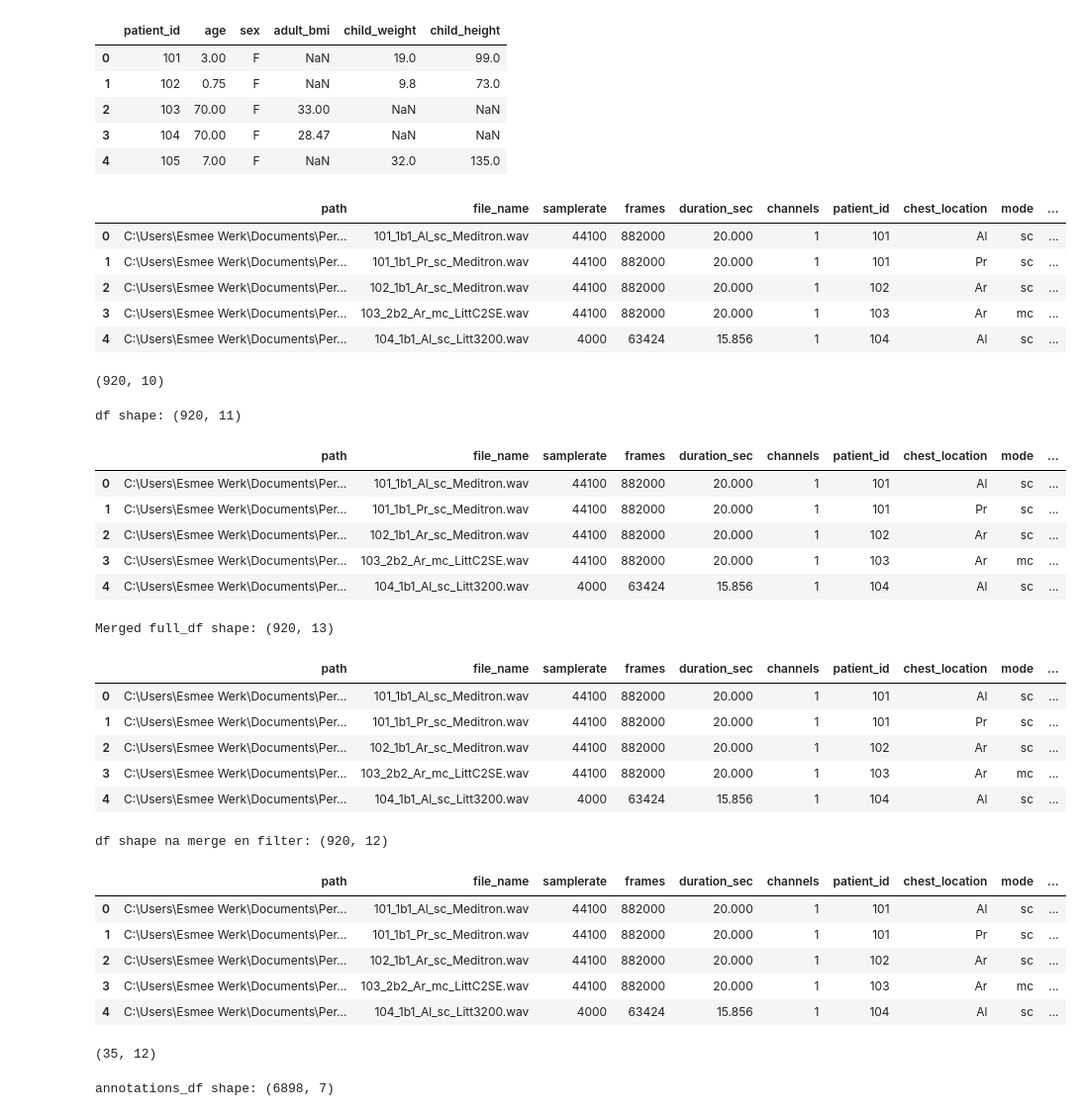
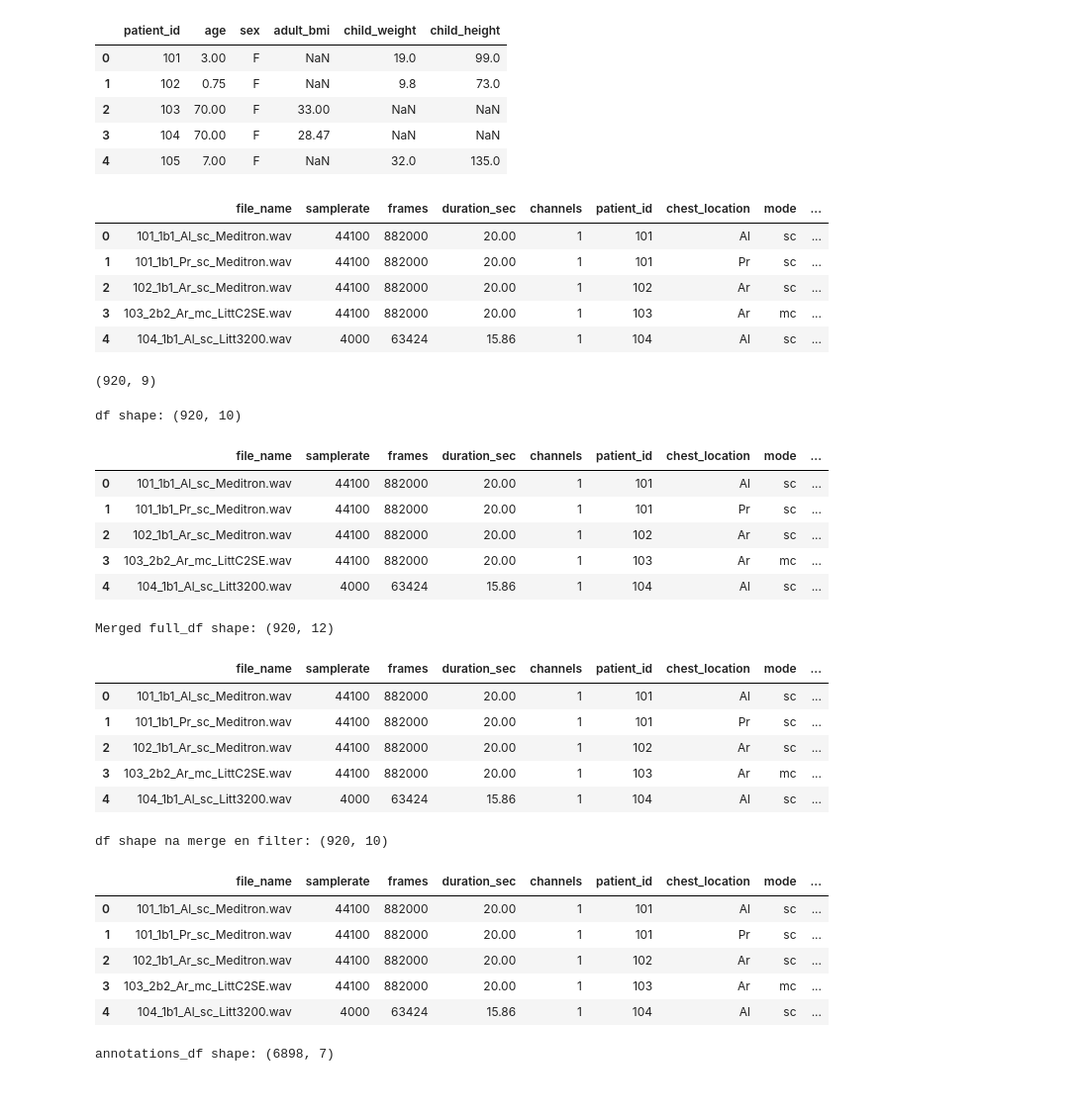
Before and after one commit to EsmeeK1/AI-Onderzoeksvragen, a Jupyter notebook: research_questions/heart_and_lungsounds/notebooks/icbhi/1_icbhi_eda.ipynb, the cells around one changed output. Shown at 99% size. Cells and saved outputs as stored; diff of their text form; code cells hidden in the pictures.

Commit message:
data prep notebook to load, filter and segment the icbhi dataset

```diff
--- a/research_questions/heart_and_lungsounds/notebooks/icbhi/1_icbhi_eda.ipynb
+++ b/research_questions/heart_and_lungsounds/notebooks/icbhi/1_icbhi_eda.ipynb
@@ -66,11 +66,10 @@ def audio_file_metadata(path: Path) -> dict:
     duration_sec = info.frames / info.samplerate
     patient_id = int(path.stem.split("_")[0])
     return {
-        "path": str(path),
         "file_name": path.name,
         "samplerate": info.samplerate,
         "frames": info.frames,
-        "duration_sec": duration_sec,
+        "duration_sec": round(duration_sec, 2),
         "channels": info.channels,
         "patient_id": patient_id,
     }
@@ -124,18 +123,19 @@ for p in wav_paths:
     records.append({**meta, **parsed})
 
 audio_df = pd.DataFrame(records)
+
 audio_df.head()
 # %% [output]
-|  | path | file_name | samplerate | frames | duration_sec | channels | patient_id | chest_location | mode | ... |
-| 0 | C:\Users\Esmee Werk\Documents\Per... | 101_1b1_Al_sc_Meditron.wav | 44100 | 882000 | 20.000 | 1 | 101 | Al | sc | ... |
-| 1 | C:\Users\Esmee Werk\Documents\Per... | 101_1b1_Pr_sc_Meditron.wav | 44100 | 882000 | 20.000 | 1 | 101 | Pr | sc | ... |
-| 2 | C:\Users\Esmee Werk\Documents\Per... | 102_1b1_Ar_sc_Meditron.wav | 44100 | 882000 | 20.000 | 1 | 102 | Ar | sc | ... |
-| 3 | C:\Users\Esmee Werk\Documents\Per... | 103_2b2_Ar_mc_LittC2SE.wav | 44100 | 882000 | 20.000 | 1 | 103 | Ar | mc | ... |
-| 4 | C:\Users\Esmee Werk\Documents\Per... | 104_1b1_Al_sc_Litt3200.wav | 4000 | 63424 | 15.856 | 1 | 104 | Al | sc | ... |
+|  | file_name | samplerate | frames | duration_sec | channels | patient_id | chest_location | mode | ... |
+| 0 | 101_1b1_Al_sc_Meditron.wav | 44100 | 882000 | 20.00 | 1 | 101 | Al | sc | ... |
+| 1 | 101_1b1_Pr_sc_Meditron.wav | 44100 | 882000 | 20.00 | 1 | 101 | Pr | sc | ... |
+| 2 | 102_1b1_Ar_sc_Meditron.wav | 44100 | 882000 | 20.00 | 1 | 102 | Ar | sc | ... |
+| 3 | 103_2b2_Ar_mc_LittC2SE.wav | 44100 | 882000 | 20.00 | 1 | 103 | Ar | mc | ... |
+| 4 | 104_1b1_Al_sc_Litt3200.wav | 4000 | 63424 | 15.86 | 1 | 104 | Al | sc | ... |
 # %%
 audio_df.shape
 # %% [output]
-(920, 10)
+(920, 9)
 # %%
 patients_df = pd.read_csv(PATIENT_CSV, header=None, names=["patient_id", "diagnosis"])
 
@@ -143,13 +143,13 @@ df = audio_df.merge(patients_df, on="patient_id", how="left")
 print("df shape:", df.shape)
 df.head()
 # %% [output]
-df shape: (920, 11)
+df shape: (920, 10)
-|  | path | file_name | samplerate | frames | duration_sec | channels | patient_id | chest_location | mode | ... |
-| 0 | C:\Users\Esmee Werk\Documents\Per... | 101_1b1_Al_sc_Meditron.wav | 44100 | 882000 | 20.000 | 1 | 101 | Al | sc | ... |
-| 1 | C:\Users\Esmee Werk\Documents\Per... | 101_1b1_Pr_sc_Meditron.wav | 44100 | 882000 | 20.000 | 1 | 101 | Pr | sc | ... |
-| 2 | C:\Users\Esmee Werk\Documents\Per... | 102_1b1_Ar_sc_Meditron.wav | 44100 | 882000 | 20.000 | 1 | 102 | Ar | sc | ... |
-| 3 | C:\Users\Esmee Werk\Documents\Per... | 103_2b2_Ar_mc_LittC2SE.wav | 44100 | 882000 | 20.000 | 1 | 103 | Ar | mc | ... |
-| 4 | C:\Users\Esmee Werk\Documents\Per... | 104_1b1_Al_sc_Litt3200.wav | 4000 | 63424 | 15.856 | 1 | 104 | Al | sc | ... |
+|  | file_name | samplerate | frames | duration_sec | channels | patient_id | chest_location | mode | ... |
+| 0 | 101_1b1_Al_sc_Meditron.wav | 44100 | 882000 | 20.00 | 1 | 101 | Al | sc | ... |
+| 1 | 101_1b1_Pr_sc_Meditron.wav | 44100 | 882000 | 20.00 | 1 | 101 | Pr | sc | ... |
+| 2 | 102_1b1_Ar_sc_Meditron.wav | 44100 | 882000 | 20.00 | 1 | 102 | Ar | sc | ... |
+| 3 | 103_2b2_Ar_mc_LittC2SE.wav | 44100 | 882000 | 20.00 | 1 | 103 | Ar | mc | ... |
+| 4 | 104_1b1_Al_sc_Litt3200.wav | 4000 | 63424 | 15.86 | 1 | 104 | Al | sc | ... |
 # %%
 # Merge demographics into df on patient_id
 full_df = df.merge(
@@ -162,41 +162,37 @@ full_df = df.merge(
 print("Merged full_df shape:", full_df.shape)
 full_df.head()
 # %% [output]
-Merged full_df shape: (920, 13)
+Merged full_df shape: (920, 12)
-|  | path | file_name | samplerate | frames | duration_sec | channels | patient_id | chest_location | mode | ... |
-| 0 | C:\Users\Esmee Werk\Documents\Per... | 101_1b1_Al_sc_Meditron.wav | 44100 | 882000 | 20.000 | 1 | 101 | Al | sc | ... |
-| 1 | C:\Users\Esmee Werk\Documents\Per... | 101_1b1_Pr_sc_Meditron.wav | 44100 | 882000 | 20.000 | 1 | 101 | Pr | sc | ... |
-| 2 | C:\Users\Esmee Werk\Documents\Per... | 102_1b1_Ar_sc_Meditron.wav | 44100 | 882000 | 20.000 | 1 | 102 | Ar | sc | ... |
-| 3 | C:\Users\Esmee Werk\Documents\Per... | 103_2b2_Ar_mc_LittC2SE.wav | 44100 | 882000 | 20.000 | 1 | 103 | Ar | mc | ... |
-| 4 | C:\Users\Esmee Werk\Documents\Per... | 104_1b1_Al_sc_Litt3200.wav | 4000 | 63424 | 15.856 | 1 | 104 | Al | sc | ... |
+|  | file_name | samplerate | frames | duration_sec | channels | patient_id | chest_location | mode | ... |
+| 0 | 101_1b1_Al_sc_Meditron.wav | 44100 | 882000 | 20.00 | 1 | 101 | Al | sc | ... |
+| 1 | 101_1b1_Pr_sc_Meditron.wav | 44100 | 882000 | 20.00 | 1 | 101 | Pr | sc | ... |
+| 2 | 102_1b1_Ar_sc_Meditron.wav | 44100 | 882000 | 20.00 | 1 | 102 | Ar | sc | ... |
+| 3 | 103_2b2_Ar_mc_LittC2SE.wav | 44100 | 882000 | 20.00 | 1 | 103 | Ar | mc | ... |
+| 4 | 104_1b1_Al_sc_Litt3200.wav | 4000 | 63424 | 15.86 | 1 | 104 | Al | sc | ... |
 # %%
 def normalize_icbhi_diagnosis(diag):
     if pd.isna(diag):
         return np.nan
     diag = str(diag).strip()
     if diag in {"Bronchiectasis", "Bronchiolitis"}:
         return "BRON"
     return diag
 
-patients_df["diagnosis_norm"] = patients_df["diagnosis"].apply(normalize_icbhi_diagnosis)
+patients_df["diagnosis"] = patients_df["diagnosis"].apply(normalize_icbhi_diagnosis)
 
 df = audio_df.merge(
-    patients_df[["patient_id", "diagnosis", "diagnosis_norm"]],
+    patients_df[["patient_id", "diagnosis"]],
     on="patient_id",
     how="left",
 )
 
 print("df shape na merge en filter:", df.shape)
 df.head()
 # %% [output]
-df shape na merge en filter: (920, 12)
+df shape na merge en filter: (920, 10)
-|  | path | file_name | samplerate | frames | duration_sec | channels | patient_id | chest_location | mode | ... |
-| 0 | C:\Users\Esmee Werk\Documents\Per... | 101_1b1_Al_sc_Meditron.wav | 44100 | 882000 | 20.000 | 1 | 101 | Al | sc | ... |
-| 1 | C:\Users\Esmee Werk\Documents\Per... | 101_1b1_Pr_sc_Meditron.wav | 44100 | 882000 | 20.000 | 1 | 101 | Pr | sc | ... |
-| 2 | C:\Users\Esmee Werk\Documents\Per... | 102_1b1_Ar_sc_Meditron.wav | 44100 | 882000 | 20.000 | 1 | 102 | Ar | sc | ... |
-| 3 | C:\Users\Esmee Werk\Documents\Per... | 103_2b2_Ar_mc_LittC2SE.wav | 44100 | 882000 | 20.000 | 1 | 103 | Ar | mc | ... |
-| 4 | C:\Users\Esmee Werk\Documents\Per... | 104_1b1_Al_sc_Litt3200.wav | 4000 | 63424 | 15.856 | 1 | 104 | Al | sc | ... |
+|  | file_name | samplerate | frames | duration_sec | channels | patient_id | chest_location | mode | ... |
+| 0 | 101_1b1_Al_sc_Meditron.wav | 44100 | 882000 | 20.00 | 1 | 101 | Al | sc | ... |
+| 1 | 101_1b1_Pr_sc_Meditron.wav | 44100 | 882000 | 20.00 | 1 | 101 | Pr | sc | ... |
+| 2 | 102_1b1_Ar_sc_Meditron.wav | 44100 | 882000 | 20.00 | 1 | 102 | Ar | sc | ... |
+| 3 | 103_2b2_Ar_mc_LittC2SE.wav | 44100 | 882000 | 20.00 | 1 | 103 | Ar | mc | ... |
+| 4 | 104_1b1_Al_sc_Litt3200.wav | 4000 | 63424 | 15.86 | 1 | 104 | Al | sc | ... |
-# %%
-print(df[df['diagnosis_norm'] == 'Healthy'].shape)
-# %% [output]
-(35, 12)
```
Also changed, not shown: parts of 10 cells of this notebook, 1 other file.
